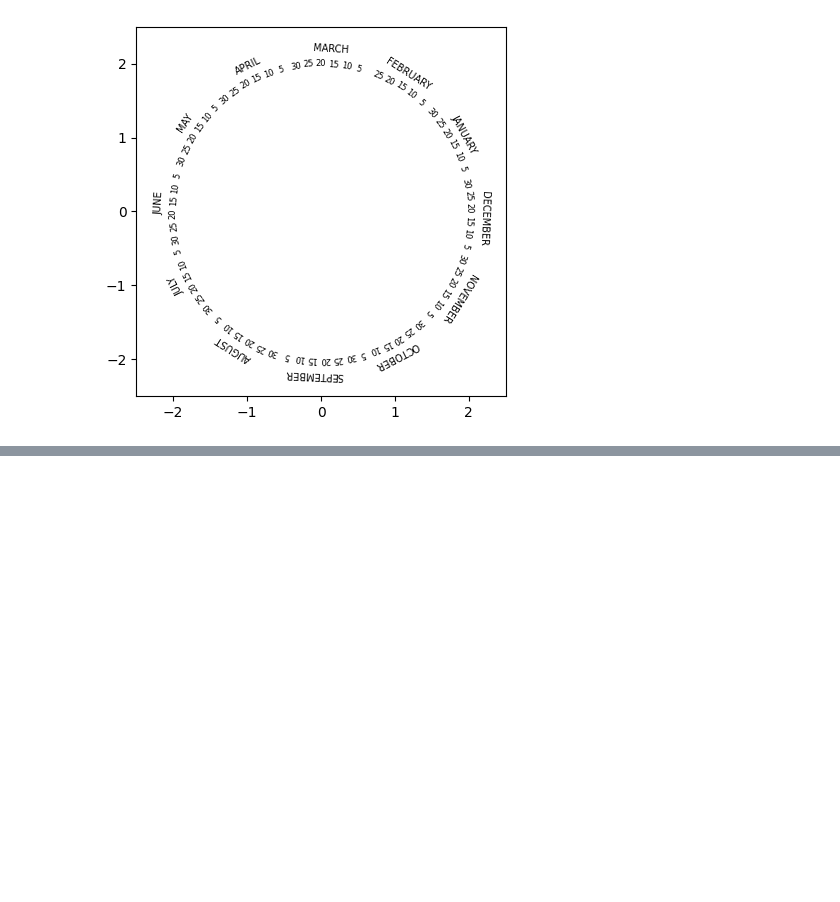
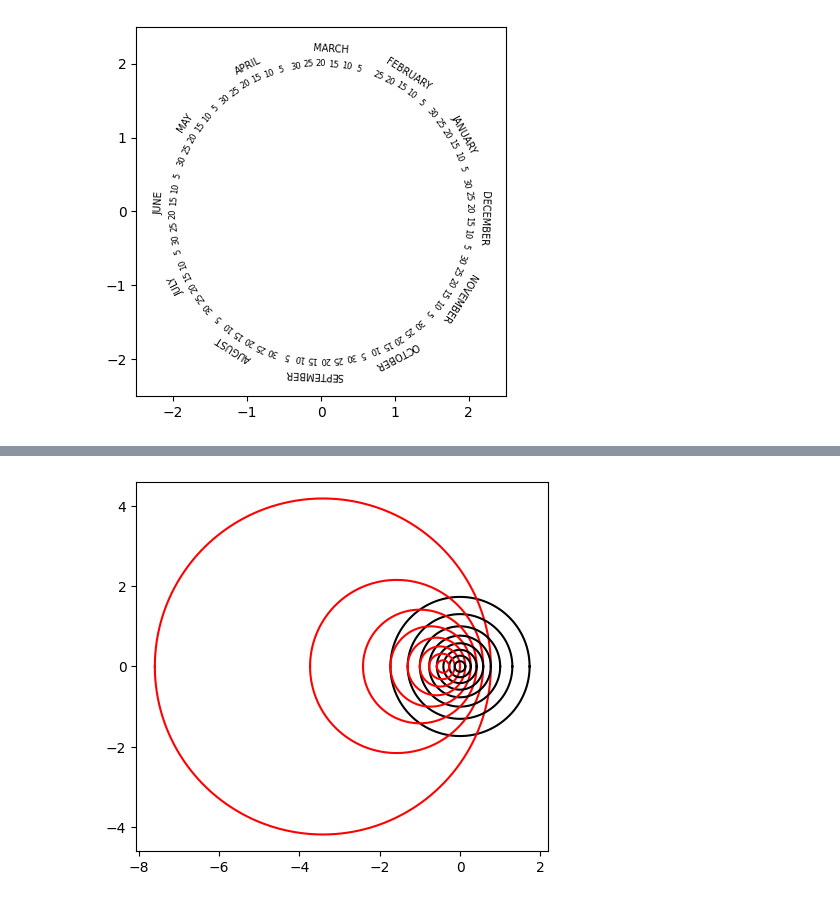
Before and after one commit to Giacomo-Menegatti/HARey_constellations_cards, a Jupyter notebook: astrolabe.ipynb, the cells around one changed output, grey strips where cells are left out. Cells and saved outputs as stored; diff of their text form; code cells hidden in the pictures; blank space fills up the shorter version.

Commit message:
Original code to change spherical RF, mask code done

```diff
--- a/astrolabe.ipynb
+++ b/astrolabe.ipynb
@@ -92,3 +92,31 @@ plt.plot()
 # %% [output]
 []
 [figure]
+# %%
+Rz = lambda theta: np.array([[np.cos(theta), -np.sin(theta), 0],[np.sin(theta), np.cos(theta), 0 ], [0,0,1]])
+
+Ry = lambda phi: np.array(([[np.cos(phi), 0, np.sin(phi)],[0,1,0], [-np.sin(phi), 0, np.cos(phi)]]))
+
+def sph2cart(long, lat, r=1):
+    return r*np.cos(lat)*np.cos(long), r*np.cos(lat)*np.sin(long), r*np.sin(lat)
+
+def cart2sph(v):
+    x, y, z = v[0], v[1], v[2]
+    return (np.arcsin(z/np.sqrt(x**2+y**2+z**2)), np.arctan2(y,x))
+
+def stereo_polar(lat, long):
+    lat, long = np.deg2rad(lat), np.deg2rad(long)
+    r = np.tan(np.pi/4-lat/2)
+    return (r*np.cos(long), r*np.sin(long))
+
+def stereo_centered(lat, long, lat0, long0):
+    lat, long = np.deg2rad(lat), np.deg2rad(long)
+    lat0, long0 = np.deg2rad(lat0), np.deg2rad(long0)
+
+    # Rotate the spherical coordinates
+    R = np.matmul(Ry(lat0-np.pi/2), Rz(-long0))
+    x,y,z = sph2cart(long, lat)
+    x,y,z = np.dot(R, np.array((x,y,z)))
+
+    # As the values are already in cartesian form, the stereo projection becomes (x/(z+1), y/(z+1))
+    return (x/(z+1), y/(z+1))
@@ -94,0 +144,15 @@ plt.plot()
+# %%
+fig, ax = plt.subplots()
+phi = np.linspace(0,360,1000)
+for theta in range(-30,90,15):
+
+    x,y = stereo_polar(np.full(1000, theta), phi)
+    ax.plot(x,y, color='k')
+
+    x,y = stereo_centered(np.full(1000, theta), phi, 45, 180)
+    ax.plot(x,y, color='r')
+
+ax.set_aspect('equal')
+plt.show()
+# %% [output]
+[figure, added]
```
Also changed, not shown: parts of 5 cells of this notebook.
